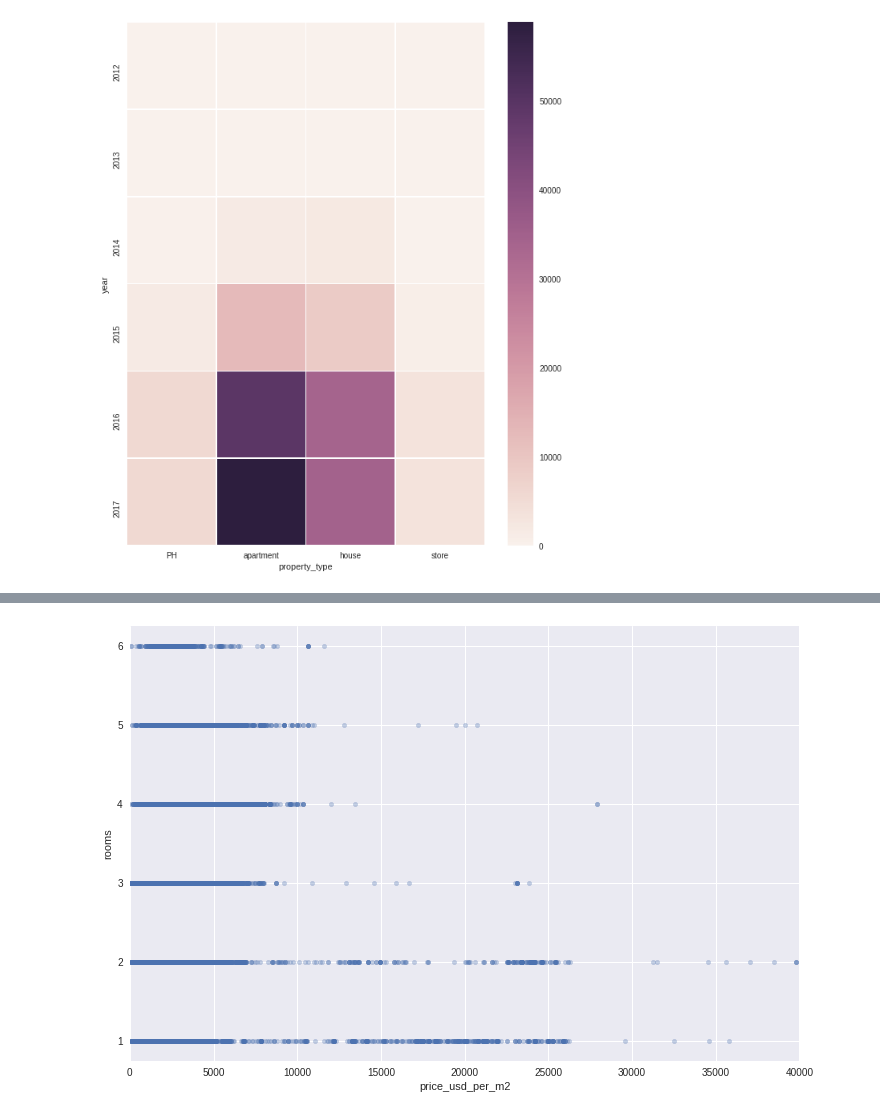
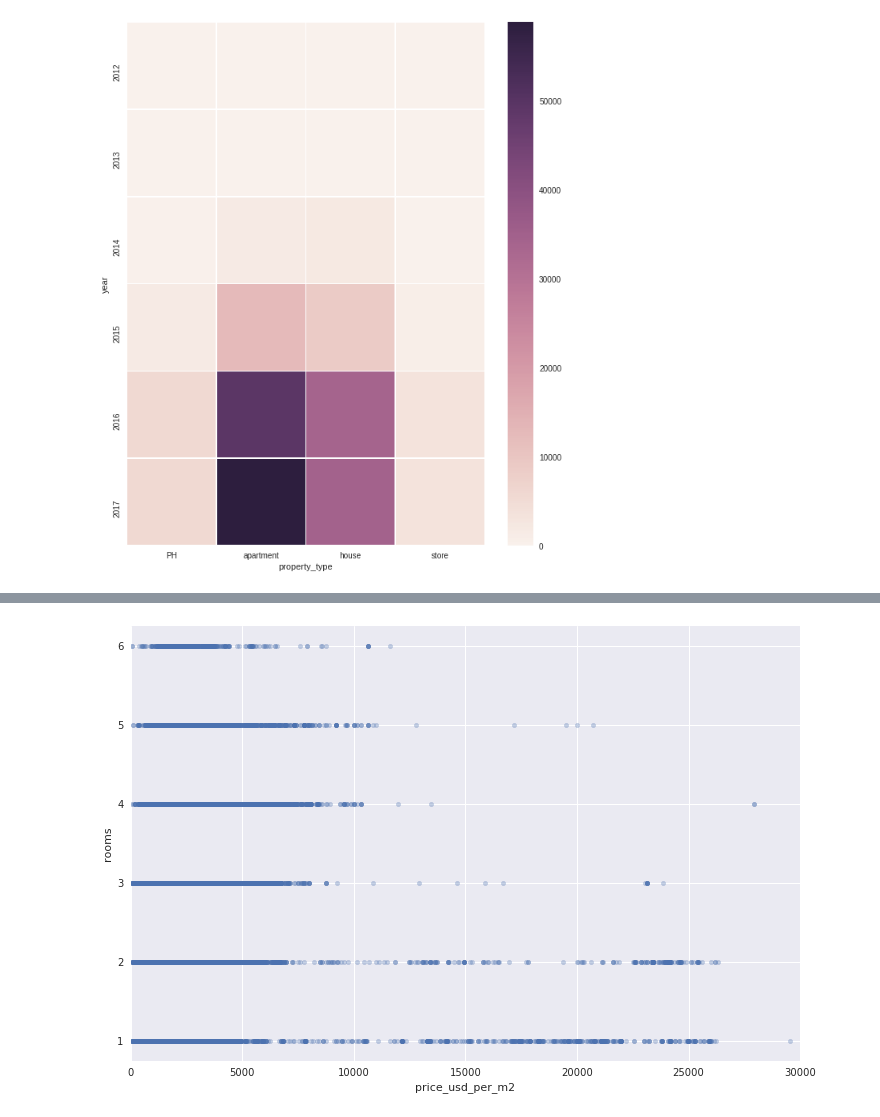
Before and after one commit to Gisse88/TP-7506, a Jupyter notebook: tp.ipynb, the cells around one changed output, grey strips where cells are left out. Drawn from its saved outputs; the diff is of its cells as text; code cells hidden in the pictures.

```diff
--- a/tp.ipynb
+++ b/tp.ipynb
@@ -238,10 +345,8 @@ data_depto.head(2)
 # %%
 data_depto = data_depto[data_depto.rooms < 7]
 # %%
-fig = plt.figure()
 ax = plt.subplot(111)
-
 data_depto.plot.scatter('price_usd_per_m2','rooms',alpha=0.32,figsize=(12,8),ax=ax);
-ax.set_xlim(0,40000);
+ax.set_xlim(0,30000);
 # %% [output]
-[figure, old version]
+[figure, new version]
```
Also changed, not shown: parts of 30 cells of this notebook.
